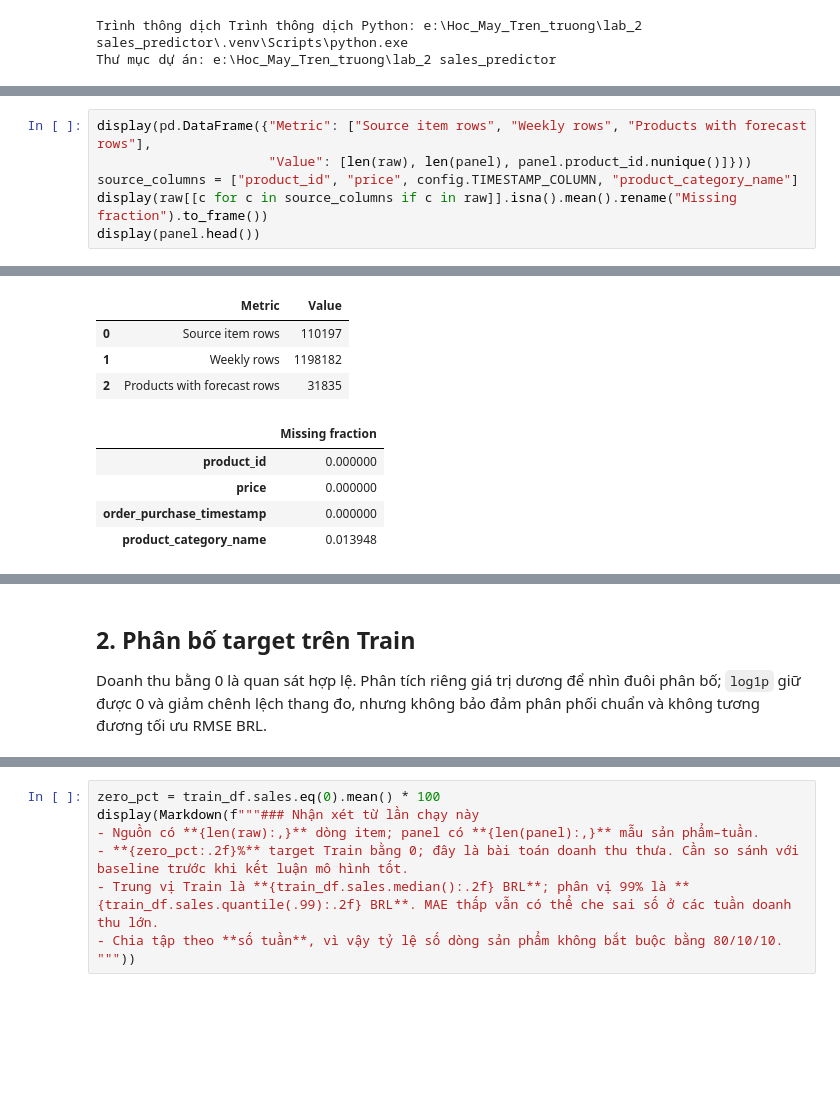
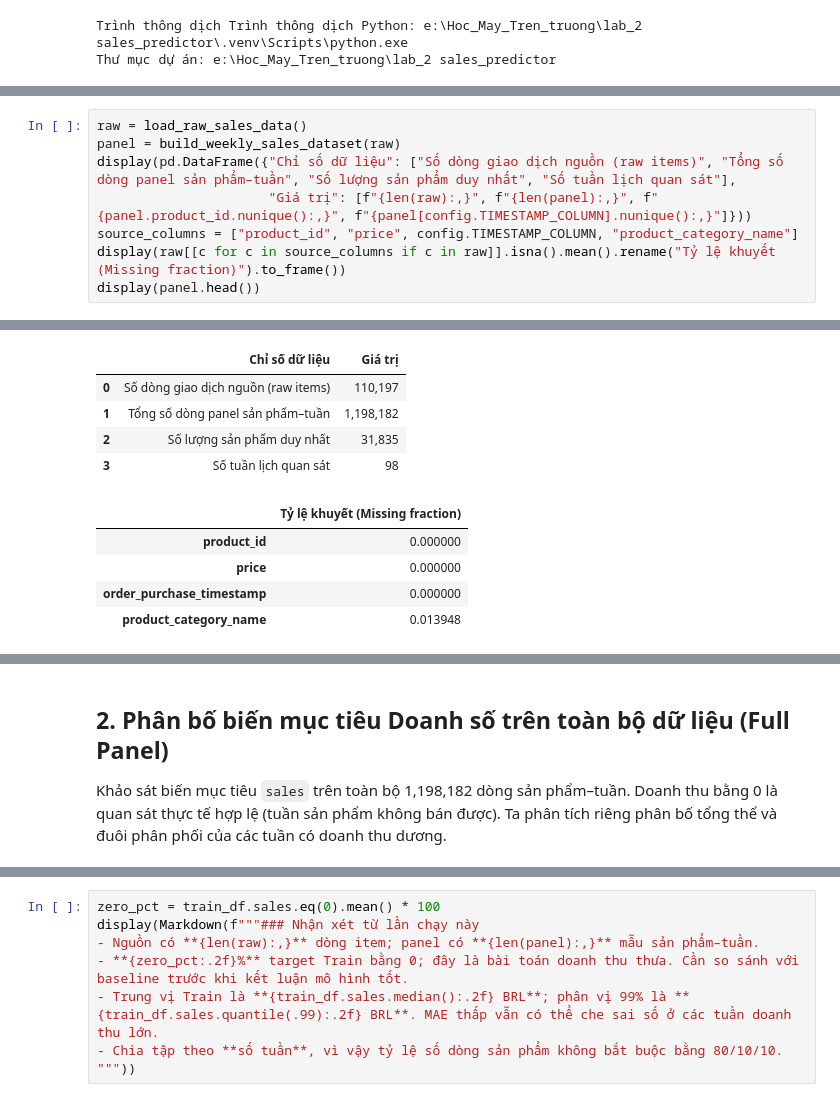
Before and after one commit to iamtien77/sales_predictor, a Jupyter notebook: notebooks/01_exploratory_data_analysis.ipynb, the cells around one changed output, grey strips where cells are left out. Saved outputs shown, nothing was run; the diff lists cells and outputs as text; blank space fills up the shorter version.

```diff
--- a/notebooks/01_exploratory_data_analysis.ipynb
+++ b/notebooks/01_exploratory_data_analysis.ipynb
@@ -70,7 +50,9 @@ assert val_df[config.TIMESTAMP_COLUMN].max() < test_df[config.TIMESTAMP_COLUMN].
 # %%
-display(pd.DataFrame({"Metric": ["Source item rows", "Weekly rows", "Products with forecast rows"],
-                      "Value": [len(raw), len(panel), panel.product_id.nunique()]}))
+raw = load_raw_sales_data()
+panel = build_weekly_sales_dataset(raw)
+display(pd.DataFrame({"Chỉ số dữ liệu": ["Số dòng giao dịch nguồn (raw items)", "Tổng số dòng panel sản phẩm–tuần", "Số lượng sản phẩm duy nhất", "Số tuần lịch quan sát"],
+                      "Giá trị": [f"{len(raw):,}", f"{len(panel):,}", f"{panel.product_id.nunique():,}", f"{panel[config.TIMESTAMP_COLUMN].nunique():,}"]}))
 source_columns = ["product_id", "price", config.TIMESTAMP_COLUMN, "product_category_name"]
-display(raw[[c for c in source_columns if c in raw]].isna().mean().rename("Missing fraction").to_frame())
+display(raw[[c for c in source_columns if c in raw]].isna().mean().rename("Tỷ lệ khuyết (Missing fraction)").to_frame())
 display(panel.head())
 # %% [output]
@@ -77,8 +60,9 @@ display(panel.head())
-|  | Metric | Value |
-| 0 | Source item rows | 110197 |
-| 1 | Weekly rows | 1198182 |
-| 2 | Products with forecast rows | 31835 |
+|  | Chỉ số dữ liệu | Giá trị |
+| 0 | Số dòng giao dịch nguồn (raw items) | 110,197 |
+| 1 | Tổng số dòng panel sản phẩm–tuần | 1,198,182 |
+| 2 | Số lượng sản phẩm duy nhất | 31,835 |
+| 3 | Số tuần lịch quan sát | 98 |
-|  | Missing fraction |
+|  | Tỷ lệ khuyết (Missing fraction) |
 | product_id | 0.000000 |
 | price | 0.000000 |
 | order_purchase_timestamp | 0.000000 |
@@ -89,8 +73,8 @@ display(panel.head())
 | 2 | 05fca08b4d54ab5d1d371db7d5534136 | 2016-10-10 | informatica_acessorios | 161.55 | 0.0 | 161.55 | 0.0 | ... |
 | 3 | 062619359d5f9a664606cb2a6ccb477a | 2016-10-10 | beleza_saude | 136.90 | 0.0 | 136.90 | 0.0 | ... |
 | 4 | 0980718a7bdcf89f5848b202b6394965 | 2016-10-10 | beleza_saude | 79.99 | 0.0 | 79.99 | 0.0 | ... |
-# %% [markdown]
-## 2. Phân bố target trên Train
-
-Doanh thu bằng 0 là quan sát hợp lệ. Phân tích riêng giá trị dương để nhìn đuôi phân bố; `log1p` giữ được 0 và giảm chênh lệch thang đo, nhưng không bảo đảm phân phối chuẩn và không tương đương tối ưu RMSE BRL.
+# %% [markdown]
+## 2. Phân bố biến mục tiêu Doanh số trên toàn bộ dữ liệu (Full Panel)
+
+Khảo sát biến mục tiêu `sales` trên toàn bộ 1,198,182 dòng sản phẩm–tuần. Doanh thu bằng 0 là quan sát thực tế hợp lệ (tuần sản phẩm không bán được). Ta phân tích riêng phân bố tổng thể và đuôi phân phối của các tuần có doanh thu dương.
 # %%
```
Also changed, not shown: parts of 13 cells of this notebook, 1 other file.
